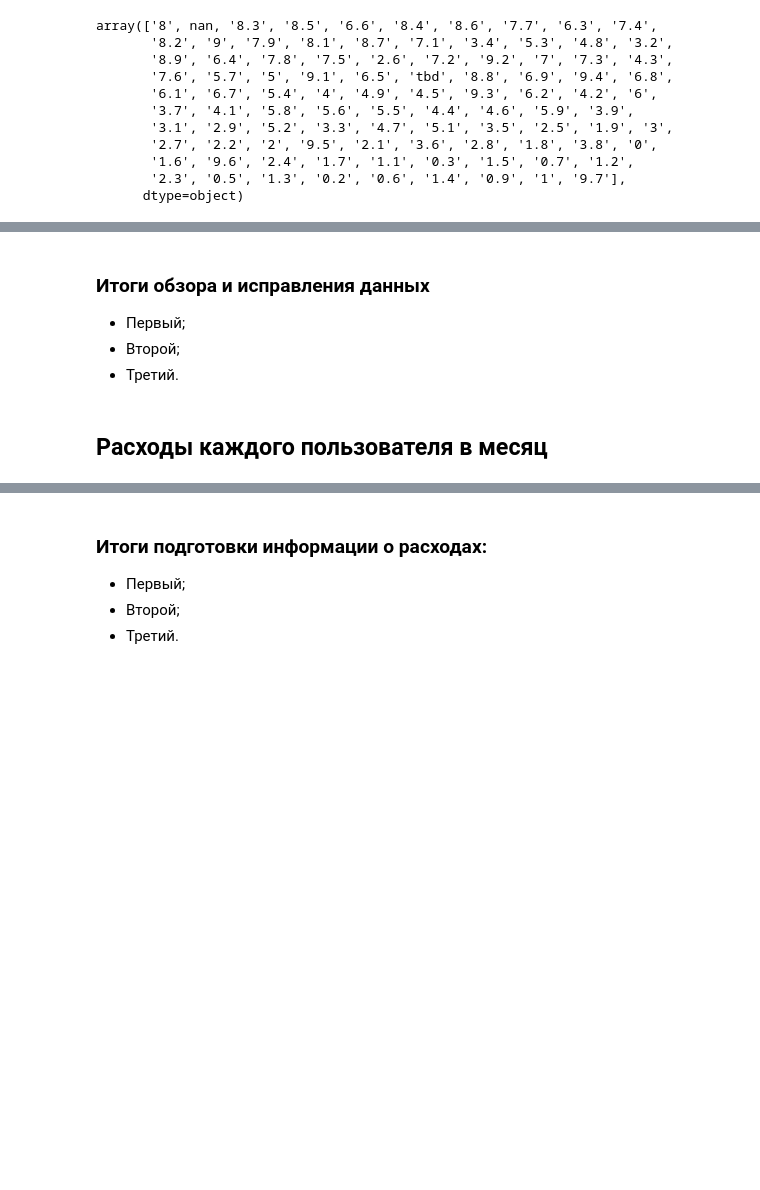
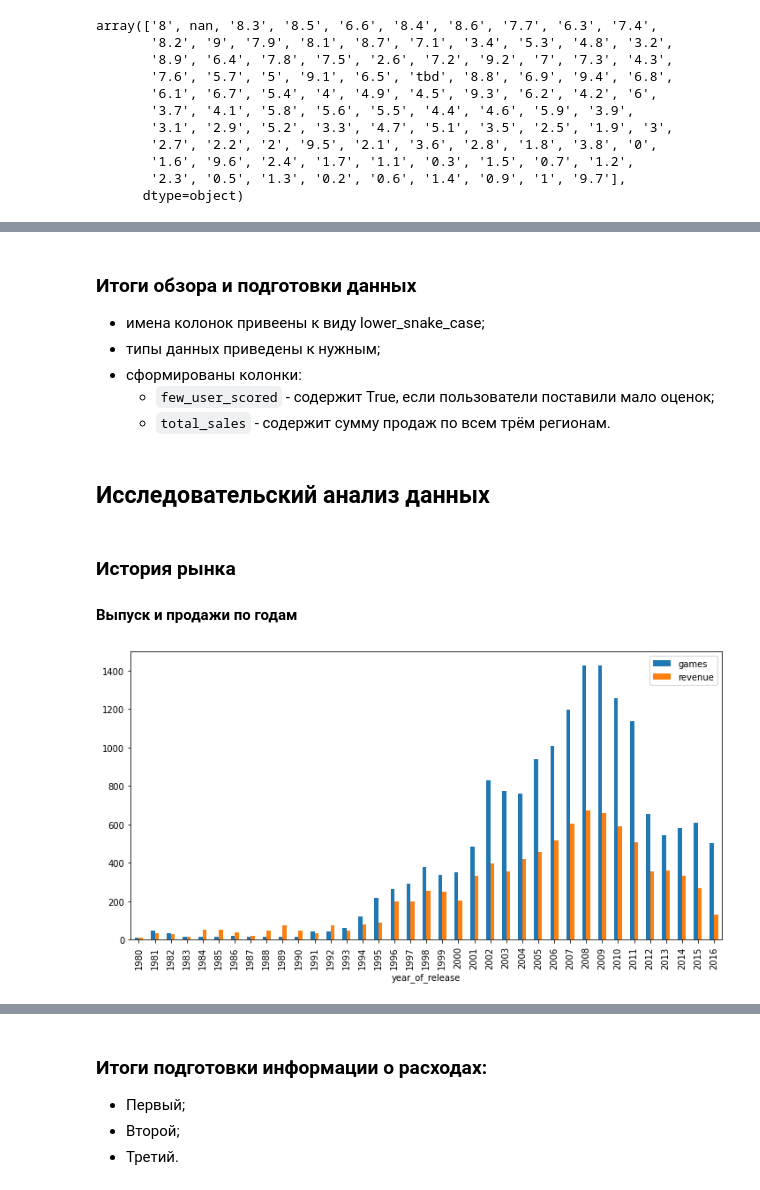
Before and after one commit to okeangel/da_portfolio, a Jupyter notebook: portfolio/week_10_combined/game_store_v1.ipynb, the cells around one changed output, grey strips where cells are left out. Cells and saved outputs as stored; diff of their text form; code cells hidden in the pictures; blank space fills up the shorter version.

```diff
--- a/portfolio/week_10_combined/game_store_v1.ipynb
+++ b/portfolio/week_10_combined/game_store_v1.ipynb
@@ -372,0 +391,4 @@ array(['8', nan, '8.3', '8.5', '6.6', '8.4', '8.6', '7.7', '6.3', '7.4',
+# %%
+games['few_user_scored'] = games['user_score'] == 'tbd'
+games['few_user_scored'].describe()
+games
@@ -372,0 +411,2 @@ array(['8', nan, '8.3', '8.5', '6.6', '8.4', '8.6', '7.7', '6.3', '7.4',
+# %%
+games['user_score'] = games['user_score'].mask(games['user_score'] == 'tbd')
@@ -373,9 +415,12 @@ array(['8', nan, '8.3', '8.5', '6.6', '8.4', '8.6', '7.7', '6.3', '7.4',
 # %%
-columns = ['year_of_release', 'critic_score', 'user_score']
+games = games.astype({
+    'year_of_release': 'Int64',
+    'critic_score': 'Int64',
+    'user_score': 'float',
+})
 
-for name in columns:
-    games[name] = pd.to_numeric(games[name], errors='coerce', downcast='unsigned')
-    print(headline(name))
-    display(games[name].unique())
+for column in ['year_of_release', 'critic_score', 'user_score']:
+    print(headline(column))
+    display(games[column].unique())
 # %% [output]
 =================YEAR_OF_RELEASE==================
@@ -407,0 +453,4 @@ pandas.to_numeric
+# %%
+games['total_sales'] = (
+    games['na_sales'] + games['eu_sales'] + games['jp_sales'] + games['other_sales'])
+display(games)
@@ -408,8 +471,24 @@ pandas.to_numeric
 # %% [markdown]
-### Итоги обзора и исправления данных
+### Итоги обзора и подготовки данных
 
-- Первый;
-- Второй;
-- Третий.
+- имена колонок привеены к виду lower_snake_case;
+- типы данных приведены к нужным;
+- сформированы колонки:
+  - `few_user_scored` - содержит True, если пользователи поставили мало оценок;
+  - `total_sales` - содержит сумму продаж по всем трём регионам.
 # %% [markdown]
-## Расходы каждого пользователя в месяц
+## Исследовательский анализ данных
+# %% [markdown]
+### История рынка
+
+#### Выпуск и продажи по годам
+# %%
+games_by_year = games.pivot_table(
+    index='year_of_release',
+    values='total_sales',
+    aggfunc=['count', 'sum'],
+)
+games_by_year.columns = ['games', 'revenue']
+games_by_year.plot.bar(figsize=FIGSIZE); plt.show()
+# %% [output]
+[figure, added]
```
Also changed, not shown: parts of 18 cells of this notebook, 1 other file.
